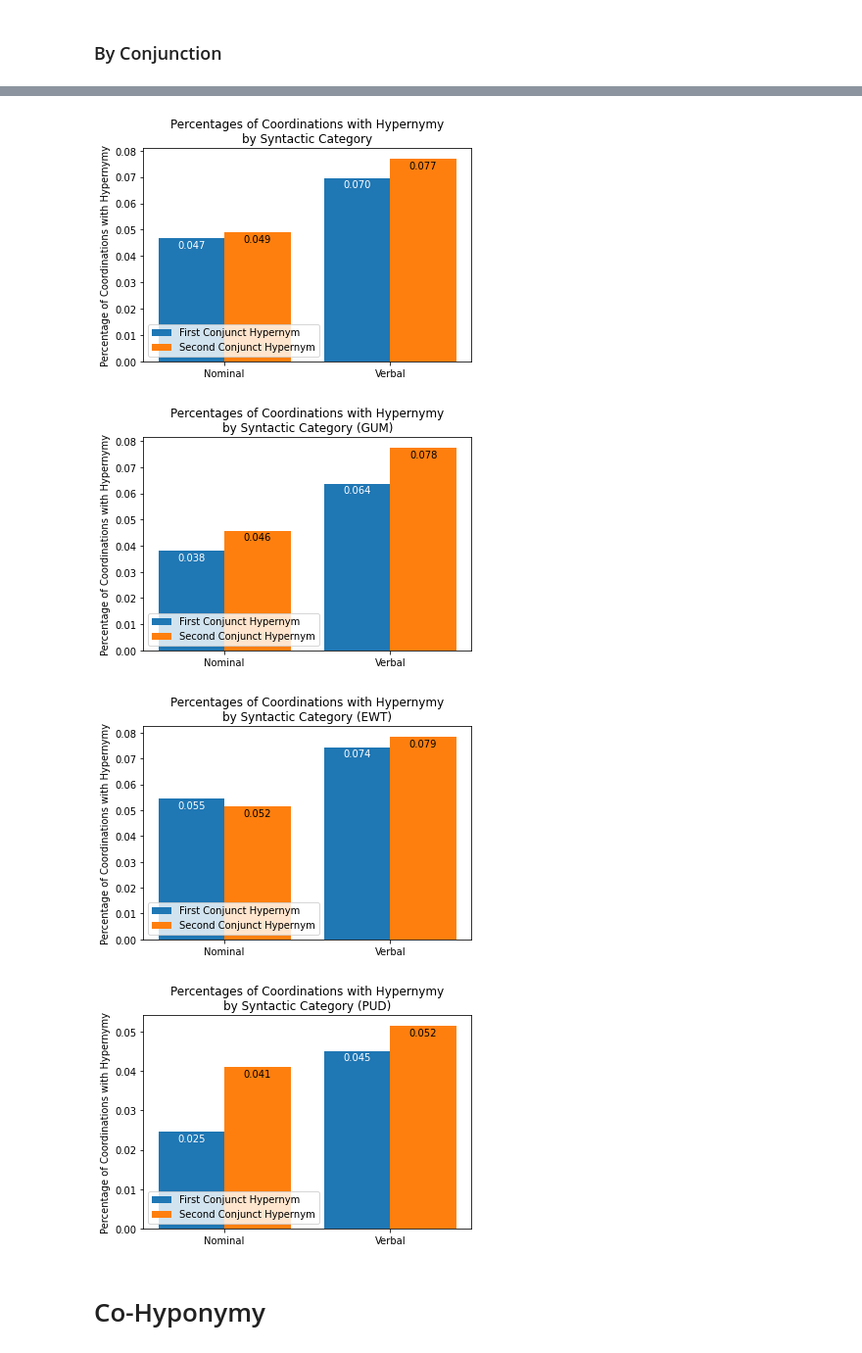
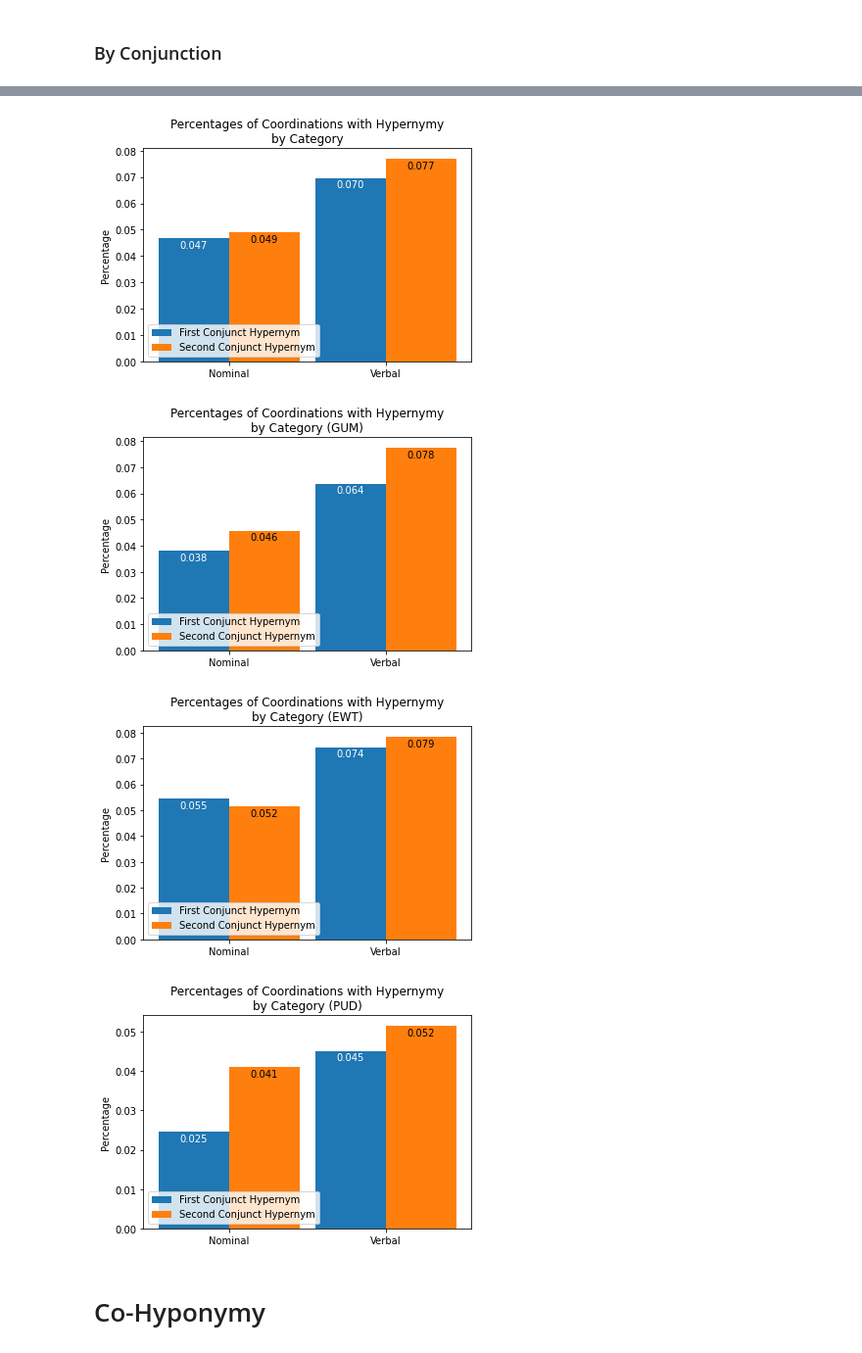
Before and after one commit to jkallini/SemanticCoordinationAnalysis, a Jupyter notebook: analysis.ipynb, the cells around one changed output, grey strips where cells are left out. Shown: that part at 98% size. Drawn from its saved outputs; the diff is of its cells as text; code cells hidden in the pictures.

```diff
--- a/analysis.ipynb
+++ b/analysis.ipynb
@@ -33,6 +34,8 @@ CATEGORY_COLORS = {
 }
 
 CONJUNCTIONS = ['and', 'or', 'but', 'nor']
+
+CATEGORIES = [upos.NOUN, upos.VERB, upos.ADJ, upos.ADV]
 # %%
 def get_df_from_path(path):
     '''
@@ -589,8 +562,13 @@ def hypernymy_by_category(hypernymy_df, outfile, source=None):
 # %%
-hypernymy_by_category(all_hypernymy_df, 'charts/hypernymy_by_category.pdf')
-hypernymy_by_category(gum_hypernymy_df, 'charts/GUM_hypernymy_by_category.pdf', source='GUM')
-hypernymy_by_category(ewt_hypernymy_df, 'charts/EWT_hypernymy_by_category.pdf', source='EWT')
-hypernymy_by_category(pud_hypernymy_df, 'charts/PUD_hypernymy_by_category.pdf', source='PUD')
+def hypernymy_category_distribution(df, outfile, source=None):
+    double_distribution_by_category(df, get_hypernymy_freqs, "Hypernymy",
+        ('First Conjunct Hypernym', 'Second Conjunct Hypernym'), outfile,
+        categories=[upos.NOUN, upos.VERB], source=source)
+
+hypernymy_category_distribution(all_hypernymy_df, 'charts/hypernymy_by_category.pdf')
+hypernymy_category_distribution(gum_hypernymy_df, 'charts/GUM_hypernymy_by_category.pdf', source='GUM')
+hypernymy_category_distribution(ewt_hypernymy_df, 'charts/EWT_hypernymy_by_category.pdf', source='EWT')
+hypernymy_category_distribution(pud_hypernymy_df, 'charts/PUD_hypernymy_by_category.pdf', source='PUD')
 # %% [output]
 All Data
 
@@ -609,10 +587,10 @@ GUM
 Verbal
 hyps1: 7
 hyps2: 8
-[figure, old version]
+[figure, new version]
-[figure, old version]
+[figure, new version]
-[figure, old version]
+[figure, new version]
-[figure, old version]
+[figure, new version]
 # %% [markdown]
 # Co-Hyponymy
 # %%
```
Also changed, not shown: parts of 26 cells of this notebook.
